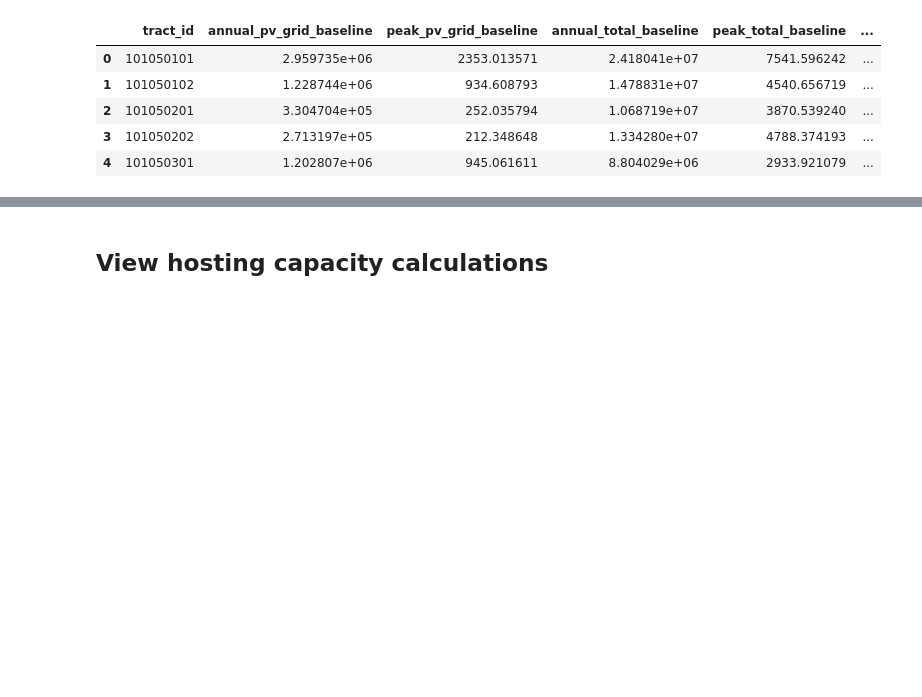
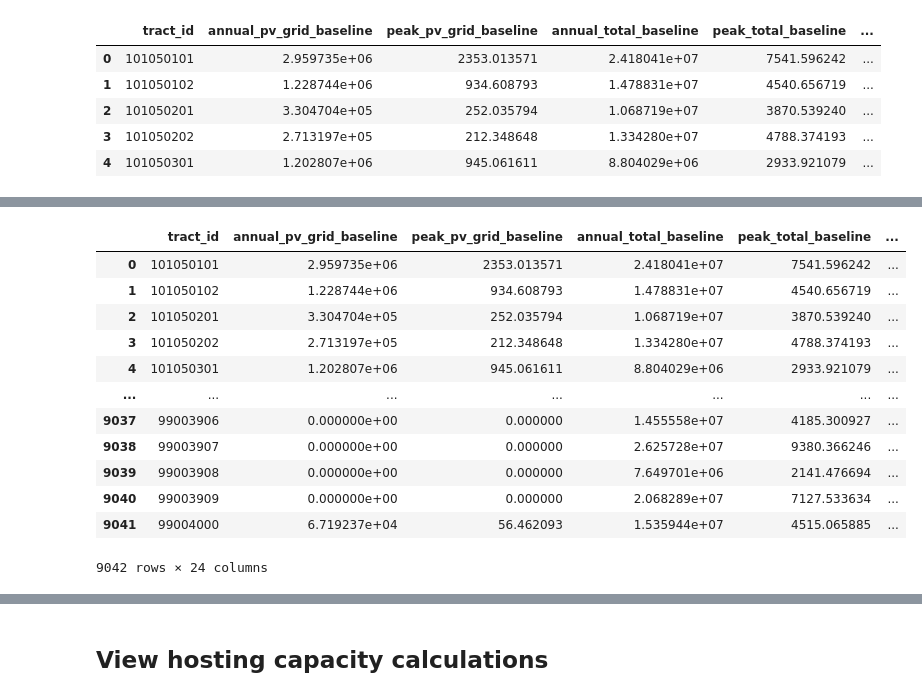
Before and after one commit to ElectriGrid/projected-load-analysis, a Jupyter notebook: headroom_vs_projected.ipynb, the cells around one changed output, grey strips where cells are left out. Drawn from its saved outputs; the diff is of its cells as text; code cells hidden in the pictures; blank space fills up the shorter version.

```diff
--- a/headroom_vs_projected.ipynb
+++ b/headroom_vs_projected.ipynb
@@ -44,6 +65,7 @@ load_projected = load_projected[['tract_id',
                                  'peak_total_baseline',
                                  'annual_net_baseline',
                                  'peak_net_baseline',
+                                 'pct_increase_annual_pv_grid',
                                  'p95_daily_peak_total_baseline',
                                  'p95_daily_peak_net_baseline',
                                  'p95_daily_peak_exports_baseline',
@@ -65,0 +92,9 @@ load_projected.head()
+# %%
+# calculate the yearly change based on the percent increase annual total
+yearly_change = (load_projected['pct_increase_annual_total'] * 100) * load_projected['annual_total_baseline']
+
+# project ten years from the data
+load_projected['ten_year_projection_annual_total'] = load_projected['annual_total_baseline'] + (yearly_change * 10)
+
+# project twenty years from the data
+load_projected['twenty_year_projection_annual_total'] = load_projected['annual_total_baseline'] + (yearly_change * 30)
@@ -65,0 +112,16 @@ load_projected.head()
+# %%
+load_projected
+# %% [output]
+|  | tract_id | annual_pv_grid_baseline | peak_pv_grid_baseline | annual_total_baseline | peak_total_baseline | ... |
+| 0 | 101050101 | 2.959735e+06 | 2353.013571 | 2.418041e+07 | 7541.596242 | ... |
+| 1 | 101050102 | 1.228744e+06 | 934.608793 | 1.478831e+07 | 4540.656719 | ... |
+| 2 | 101050201 | 3.304704e+05 | 252.035794 | 1.068719e+07 | 3870.539240 | ... |
+| 3 | 101050202 | 2.713197e+05 | 212.348648 | 1.334280e+07 | 4788.374193 | ... |
+| 4 | 101050301 | 1.202807e+06 | 945.061611 | 8.804029e+06 | 2933.921079 | ... |
+| ... | ... | ... | ... | ... | ... | ... |
+| 9037 | 99003906 | 0.000000e+00 | 0.000000 | 1.455558e+07 | 4185.300927 | ... |
+| 9038 | 99003907 | 0.000000e+00 | 0.000000 | 2.625728e+07 | 9380.366246 | ... |
+| 9039 | 99003908 | 0.000000e+00 | 0.000000 | 7.649701e+06 | 2141.476694 | ... |
+| 9040 | 99003909 | 0.000000e+00 | 0.000000 | 2.068289e+07 | 7127.533634 | ... |
+| 9041 | 99004000 | 6.719237e+04 | 56.462093 | 1.535944e+07 | 4515.065885 | ... |
+9042 rows × 24 columns
```
Also changed, not shown: parts of 9 cells of this notebook.
